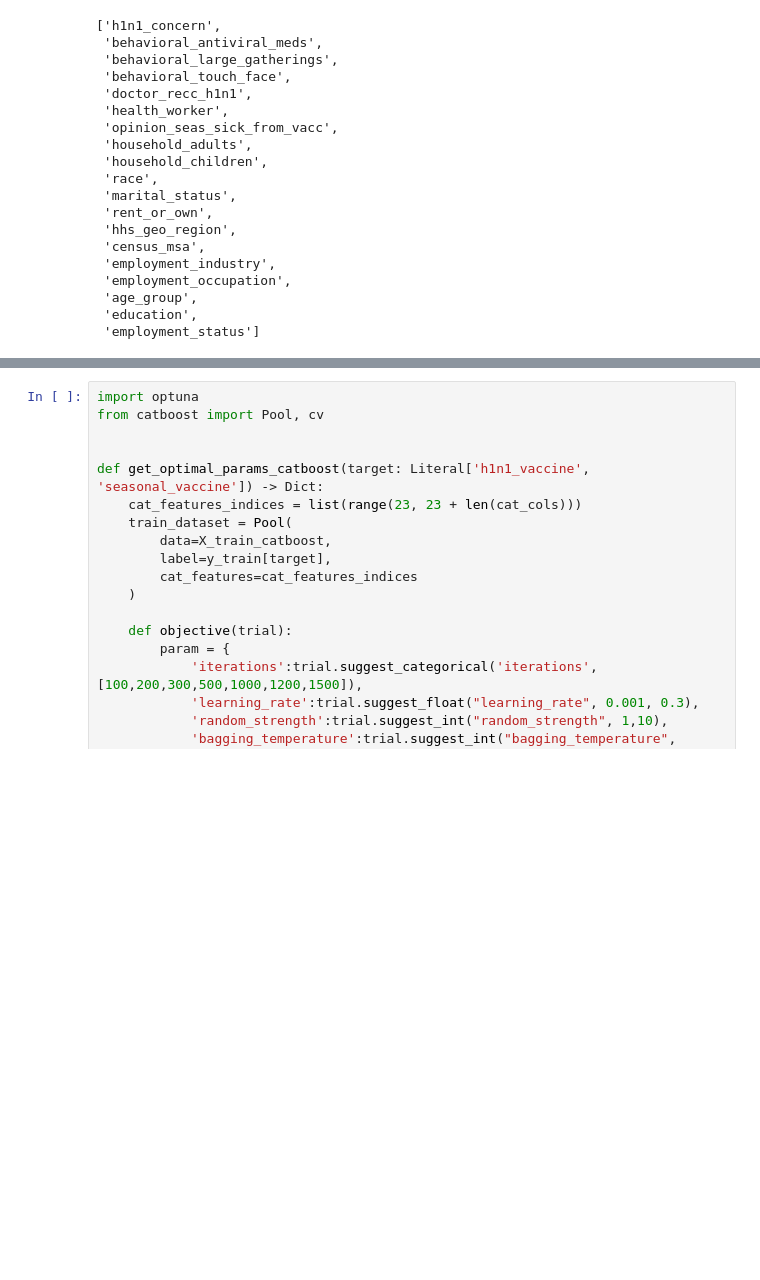
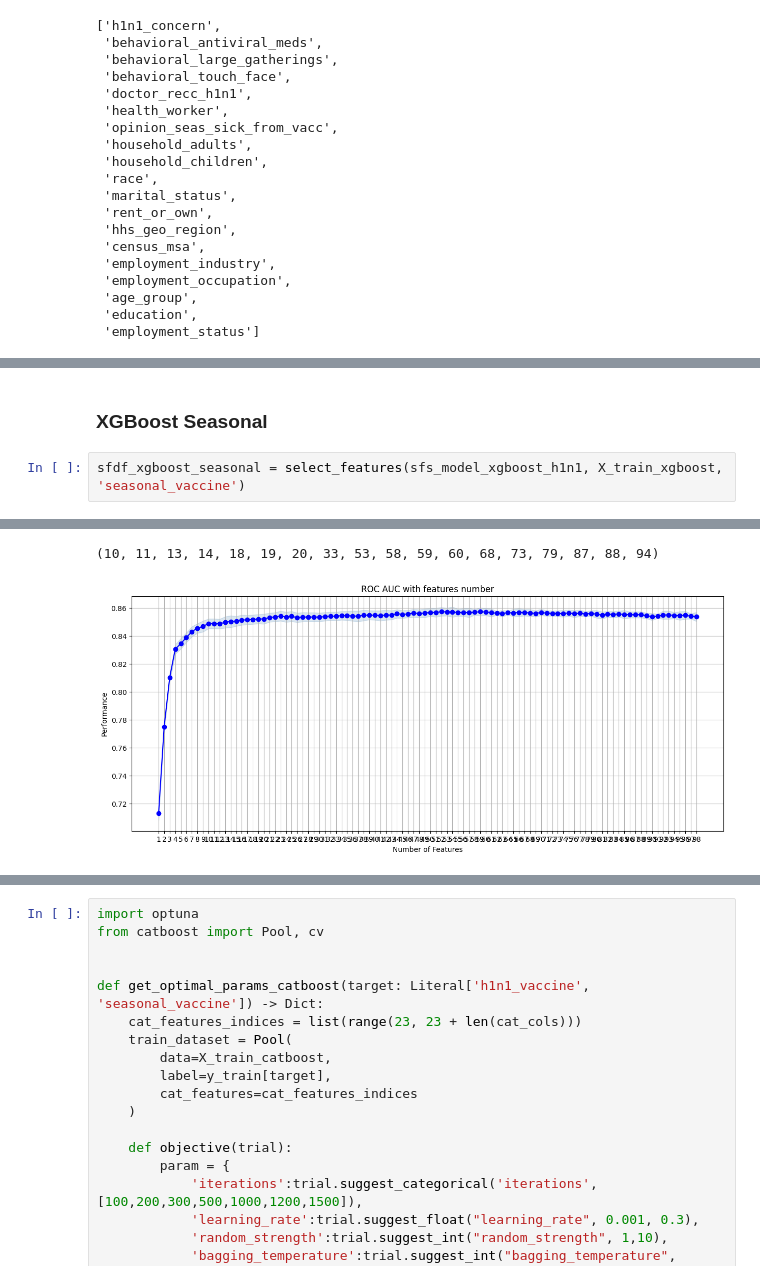
Before and after one commit to Alexander-Ploskin/FluShot, a Jupyter notebook: catboost.ipynb, the cells around one changed output, grey strips where cells are left out. Drawn from its saved outputs; the diff is of its cells as text; blank space fills up the shorter version.

```diff
--- a/catboost.ipynb
+++ b/catboost.ipynb
@@ -422,0 +485,5 @@ selected_columns_catboost_seasonal
+# %% [markdown]
+### XGBoost Seasonal
+# %%
+sfdf_xgboost_seasonal = select_features(sfs_model_xgboost_h1n1, X_train_xgboost, 'seasonal_vaccine')
+# %% [output]
@@ -422,0 +507,2 @@ selected_columns_catboost_seasonal
+(10, 11, 13, 14, 18, 19, 20, 33, 53, 58, 59, 60, 68, 73, 79, 87, 88, 94)
+[figure, added]
```
Also changed, not shown: parts of 13 cells of this notebook.
